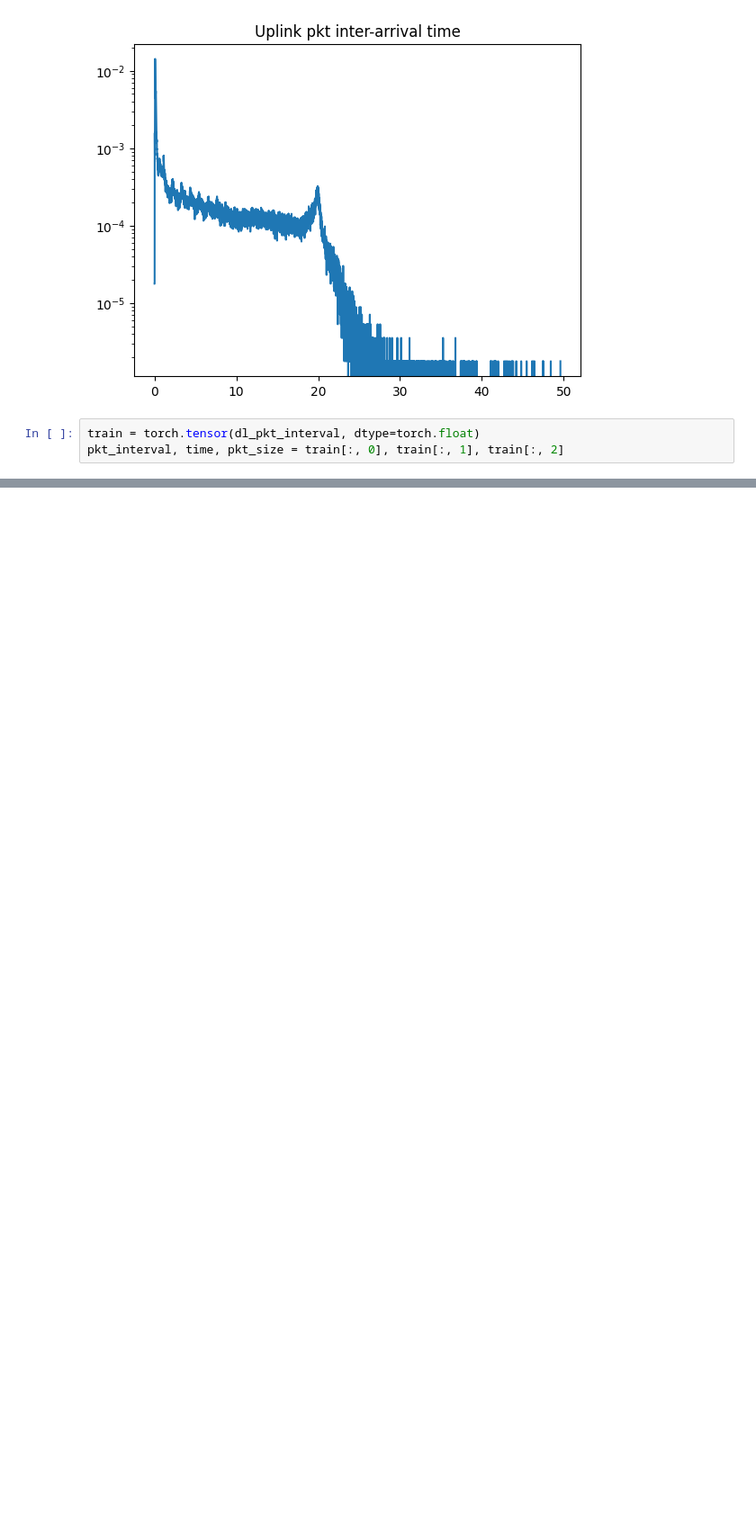
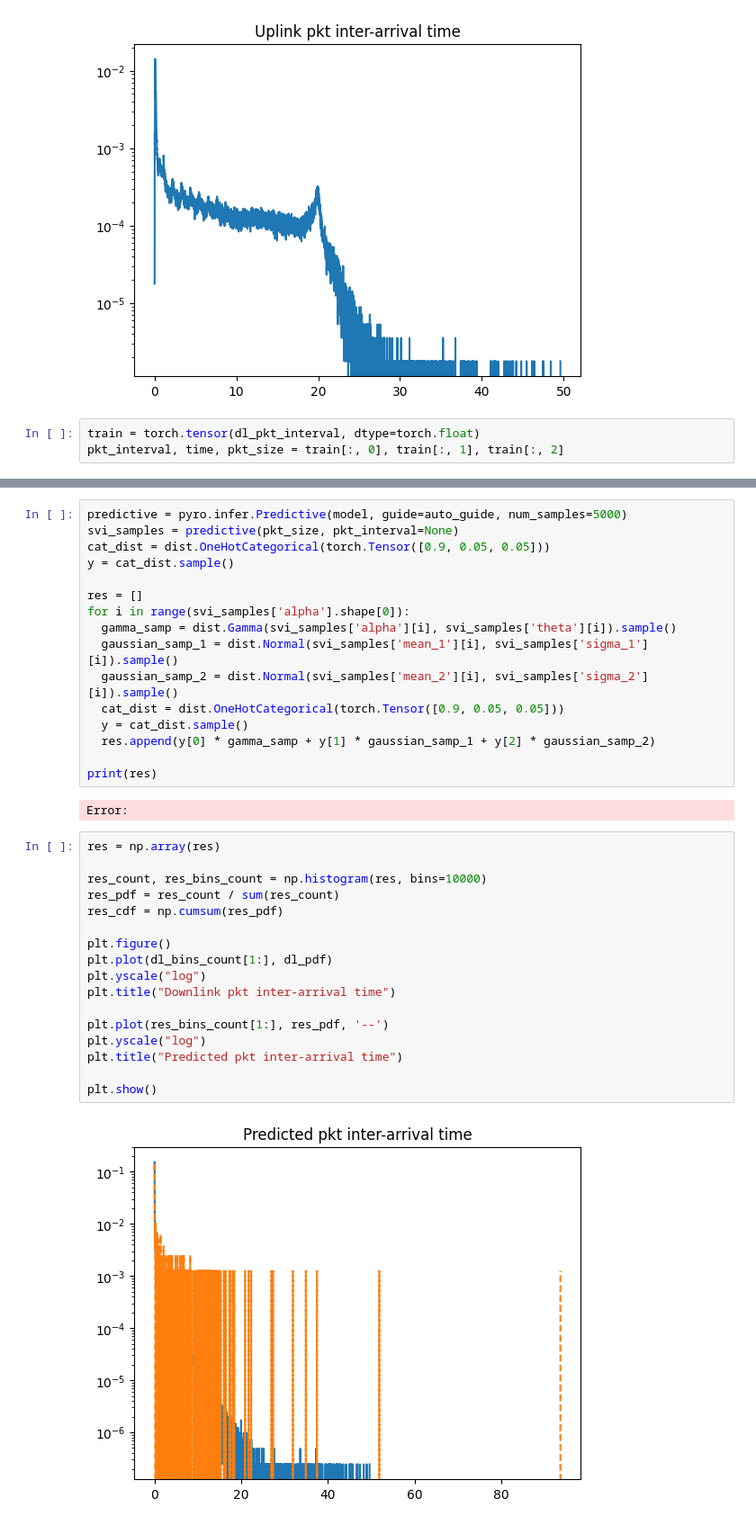
Before and after one commit to zijianqin/cos513_code, a Jupyter notebook: src/svi_pktinterval.ipynb, the cells around one changed output, grey strips where cells are left out. Shown: that part at 90% size. Cells and saved outputs as stored; diff of their text form; blank space fills up the shorter version.

```diff
--- a/src/svi_pktinterval.ipynb
+++ b/src/svi_pktinterval.ipynb
@@ -197,0 +215,37 @@ KeyError: 'b_r'
+# %%
+predictive = pyro.infer.Predictive(model, guide=auto_guide, num_samples=5000)
+svi_samples = predictive(pkt_size, pkt_interval=None)
+cat_dist = dist.OneHotCategorical(torch.Tensor([0.9, 0.05, 0.05]))
+y = cat_dist.sample()
+
+res = []
+for i in range(svi_samples['alpha'].shape[0]):
+  gamma_samp = dist.Gamma(svi_samples['alpha'][i], svi_samples['theta'][i]).sample()
+  gaussian_samp_1 = dist.Normal(svi_samples['mean_1'][i], svi_samples['sigma_1'][i]).sample()
+  gaussian_samp_2 = dist.Normal(svi_samples['mean_2'][i], svi_samples['sigma_2'][i]).sample()
+  cat_dist = dist.OneHotCategorical(torch.Tensor([0.9, 0.05, 0.05]))
+  y = cat_dist.sample()
+  res.append(y[0] * gamma_samp + y[1] * gaussian_samp_1 + y[2] * gaussian_samp_2)
+
+print(res)
+# %% [output]
+Error:
+# %%
+res = np.array(res)
+
+res_count, res_bins_count = np.histogram(res, bins=10000)
+res_pdf = res_count / sum(res_count)
+res_cdf = np.cumsum(res_pdf)
+
+plt.figure()
+plt.plot(dl_bins_count[1:], dl_pdf)
+plt.yscale("log")
+plt.title("Downlink pkt inter-arrival time")
+
+plt.plot(res_bins_count[1:], res_pdf, '--')
+plt.yscale("log")
+plt.title("Predicted pkt inter-arrival time")
+
+plt.show()
+# %% [output]
+[figure, added]
```
Also changed, not shown: parts of 7 cells of this notebook.
